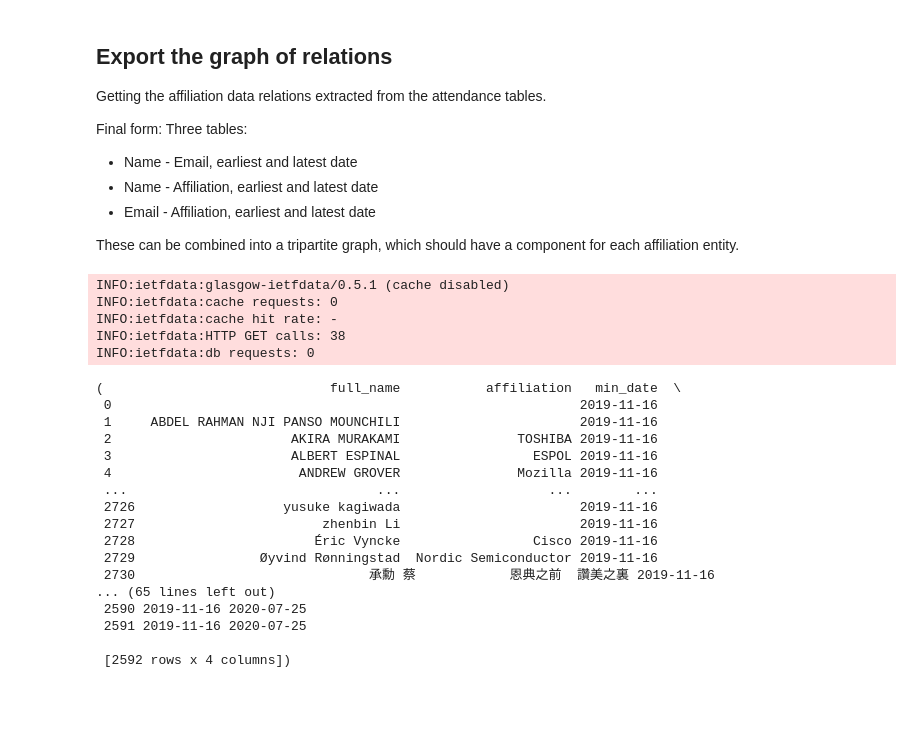
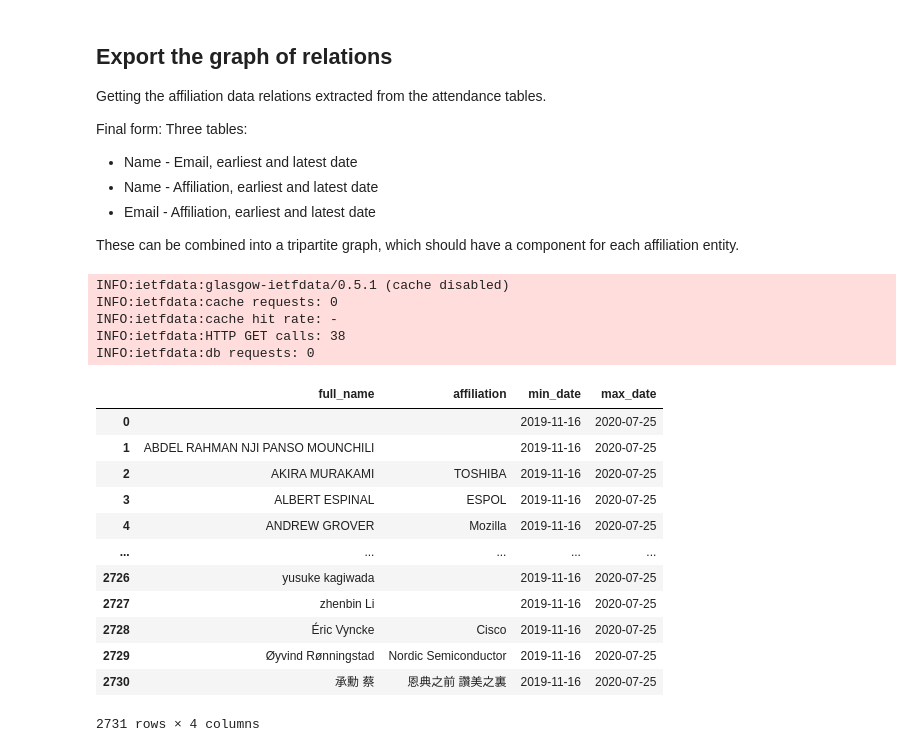
Before and after one commit to datactive/bigbang, a Jupyter notebook: examples/attendance/Extracting Org-Domain and Person-Org-Duration Information From Attendance Data.ipynb, the cells around one changed output. Saved outputs shown, nothing was run; the diff lists cells and outputs as text; code cells hidden in the pictures; blank space fills up the shorter version.

```diff
--- a/examples/attendance/Extracting Org-Domain and Person-Org-Duration Information From Attendance Data.ipynb
+++ b/examples/attendance/Extracting Org-Domain and Person-Org-Duration Information From Attendance Data.ipynb
@@ -356,28 +356,27 @@ def name_email_affil_relations_from_IETF_attendance(meeting_range):
                    axis=1)
 
     return rel_name_affil, rel_email_affil, rel_name_email
-# %%
-name_email_affil_relations_from_attendence(meeting_range)
-# %% [output]
-INFO:ietfdata:glasgow-ietfdata/0.5.1 (cache disabled)
-INFO:ietfdata:cache requests: 0
-INFO:ietfdata:cache hit rate: -
-INFO:ietfdata:HTTP GET calls: 38
-INFO:ietfdata:db requests: 0
-(                             full_name           affiliation   min_date  \
- 0                                                            2019-11-16
- 1     ABDEL RAHMAN NJI PANSO MOUNCHILI                       2019-11-16
- 2                       AKIRA MURAKAMI               TOSHIBA 2019-11-16
- 3                       ALBERT ESPINAL                 ESPOL 2019-11-16
- 4                        ANDREW GROVER               Mozilla 2019-11-16
- ...                                ...                   ...        ...
- 2726                   yusuke kagiwada                       2019-11-16
- 2727                        zhenbin Li                       2019-11-16
- 2728                       Éric Vyncke                 Cisco 2019-11-16
- 2729                Øyvind Rønningstad  Nordic Semiconductor 2019-11-16
- 2730                              承勳 蔡            恩典之前  讚美之裏 2019-11-16
-... (65 lines left out)
- 2590 2019-11-16 2020-07-25
- 2591 2019-11-16 2020-07-25
-
- [2592 rows x 4 columns])
+# %%
+a, b, c = name_email_affil_relations_from_IETF_attendance(meeting_range)
+# %% [output]
+INFO:ietfdata:glasgow-ietfdata/0.5.1 (cache disabled)
+INFO:ietfdata:cache requests: 0
+INFO:ietfdata:cache hit rate: -
+INFO:ietfdata:HTTP GET calls: 38
+INFO:ietfdata:db requests: 0
+# %%
+a
+# %% [output]
+|  | full_name | affiliation | min_date | max_date |
+| 0 |  |  | 2019-11-16 | 2020-07-25 |
+| 1 | ABDEL RAHMAN NJI PANSO MOUNCHILI |  | 2019-11-16 | 2020-07-25 |
+| 2 | AKIRA MURAKAMI | TOSHIBA | 2019-11-16 | 2020-07-25 |
+| 3 | ALBERT ESPINAL | ESPOL | 2019-11-16 | 2020-07-25 |
+| 4 | ANDREW GROVER | Mozilla | 2019-11-16 | 2020-07-25 |
+| ... | ... | ... | ... | ... |
+| 2726 | yusuke kagiwada |  | 2019-11-16 | 2020-07-25 |
+| 2727 | zhenbin Li |  | 2019-11-16 | 2020-07-25 |
+| 2728 | Éric Vyncke | Cisco | 2019-11-16 | 2020-07-25 |
+| 2729 | Øyvind Rønningstad | Nordic Semiconductor | 2019-11-16 | 2020-07-25 |
+| 2730 | 承勳 蔡 | 恩典之前 讚美之裏 | 2019-11-16 | 2020-07-25 |
+2731 rows × 4 columns
```
Also changed, not shown: parts of 2 cells of this notebook.
